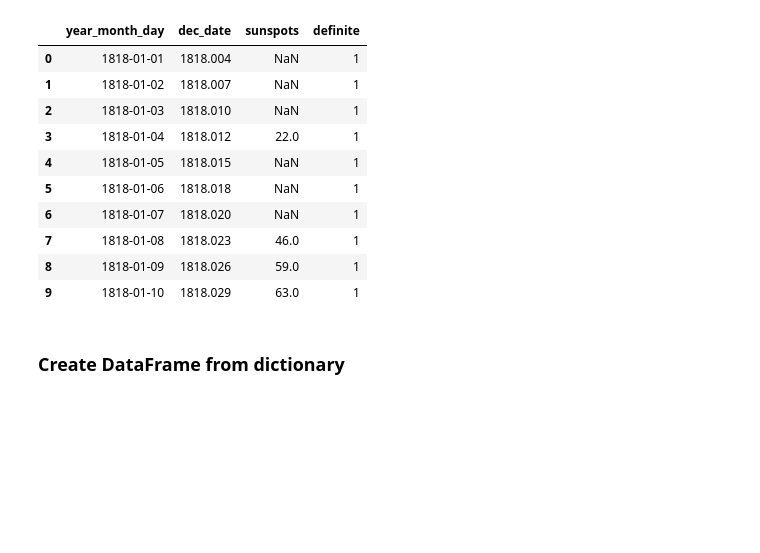
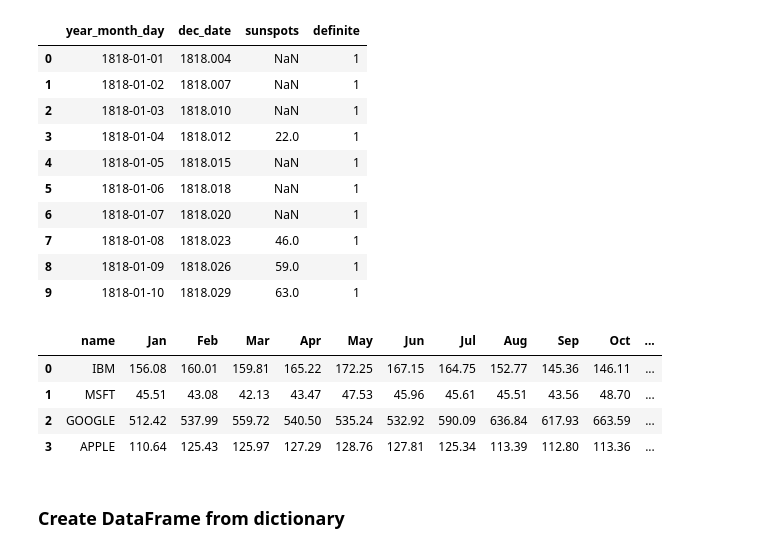
Before and after one commit to lukasz-f/data-camp, a Jupyter notebook: pandas_pd.ipynb, the cells around one changed output. Drawn from its saved outputs; the diff is of its cells as text; code cells hidden in the pictures; blank space fills up the shorter version.

```diff
--- a/pandas_pd.ipynb
+++ b/pandas_pd.ipynb
@@ -44,6 +44,15 @@ silso
 | 7 | 1818-01-08 | 1818.023 | 46.0 | 1 |
 | 8 | 1818-01-09 | 1818.026 | 59.0 | 1 |
 | 9 | 1818-01-10 | 1818.029 | 63.0 | 1 |
+# %%
+stock_data = pd.read_csv('datasets/stock_data_messy.tsv', delimiter=' ', header=3, comment='#')
+stock_data
+# %% [output]
+|  | name | Jan | Feb | Mar | Apr | May | Jun | Jul | Aug | Sep | Oct | ... |
+| 0 | IBM | 156.08 | 160.01 | 159.81 | 165.22 | 172.25 | 167.15 | 164.75 | 152.77 | 145.36 | 146.11 | ... |
+| 1 | MSFT | 45.51 | 43.08 | 42.13 | 43.47 | 47.53 | 45.96 | 45.61 | 45.51 | 43.56 | 48.70 | ... |
+| 2 | GOOGLE | 512.42 | 537.99 | 559.72 | 540.50 | 535.24 | 532.92 | 590.09 | 636.84 | 617.93 | 663.59 | ... |
+| 3 | APPLE | 110.64 | 125.43 | 125.97 | 127.29 | 128.76 | 127.81 | 125.34 | 113.39 | 112.80 | 113.36 | ... |
 # %% [markdown]
 ### Create DataFrame from dictionary
 # %%
```
Also changed, not shown: parts of 17 cells of this notebook, 4 other files.
